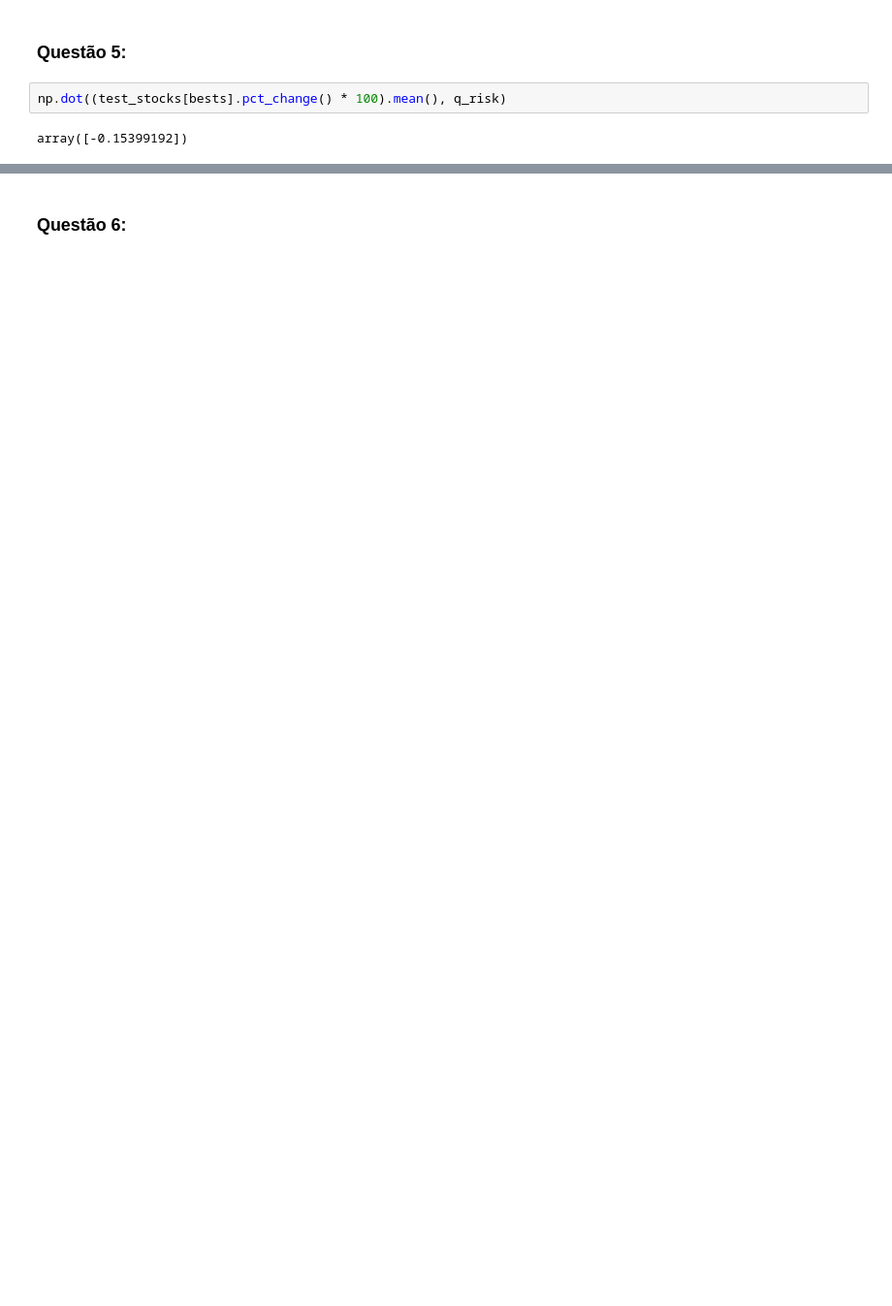
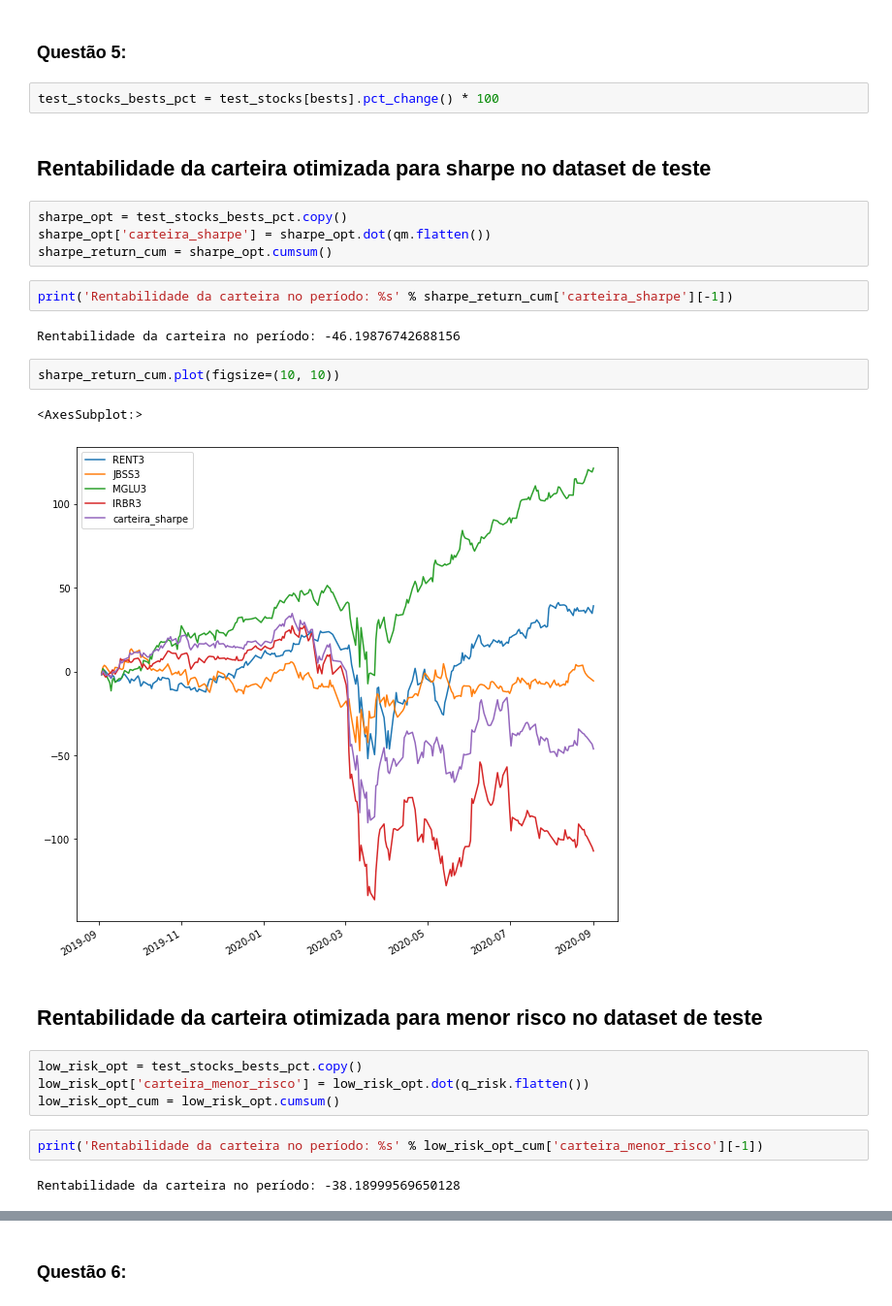
Before and after one commit to thiagolsg/Sinais-Financeiros, a Jupyter notebook: Primeira Atividade Prática Avaliativa.ipynb, the cells around one changed output, grey strips where cells are left out. Shown: that part at 97% size. Drawn from its saved outputs; the diff is of its cells as text; blank space fills up the shorter version.

Commit message:
Add portfolio analysis on test dataset

```diff
--- a/Primeira Atividade Prática Avaliativa.ipynb
+++ b/Primeira Atividade Prática Avaliativa.ipynb
@@ -385,6 +370,29 @@ array([[0.23356792],
 # %% [markdown]
 ### Questão 5:
 # %%
-np.dot((test_stocks[bests].pct_change() * 100).mean(), q_risk)
+test_stocks_bests_pct = test_stocks[bests].pct_change() * 100
-# %% [output]
-array([-0.15399192])
+# %% [markdown]
+## Rentabilidade da carteira otimizada para sharpe no dataset de teste
+# %%
+sharpe_opt = test_stocks_bests_pct.copy()
+sharpe_opt['carteira_sharpe'] = sharpe_opt.dot(qm.flatten())
+sharpe_return_cum = sharpe_opt.cumsum()
+# %%
+print('Rentabilidade da carteira no período: %s' % sharpe_return_cum['carteira_sharpe'][-1])
+# %% [output]
+Rentabilidade da carteira no período: -46.19876742688156
+# %%
+sharpe_return_cum.plot(figsize=(10, 10))
+# %% [output]
+<AxesSubplot:>
+[figure, added]
+# %% [markdown]
+## Rentabilidade da carteira otimizada para menor risco no dataset de teste
+# %%
+low_risk_opt = test_stocks_bests_pct.copy()
+low_risk_opt['carteira_menor_risco'] = low_risk_opt.dot(q_risk.flatten())
+low_risk_opt_cum = low_risk_opt.cumsum()
+# %%
+print('Rentabilidade da carteira no período: %s' % low_risk_opt_cum['carteira_menor_risco'][-1])
+# %% [output]
+Rentabilidade da carteira no período: -38.18999569650128
```
Also changed, not shown: parts of 13 cells of this notebook.
